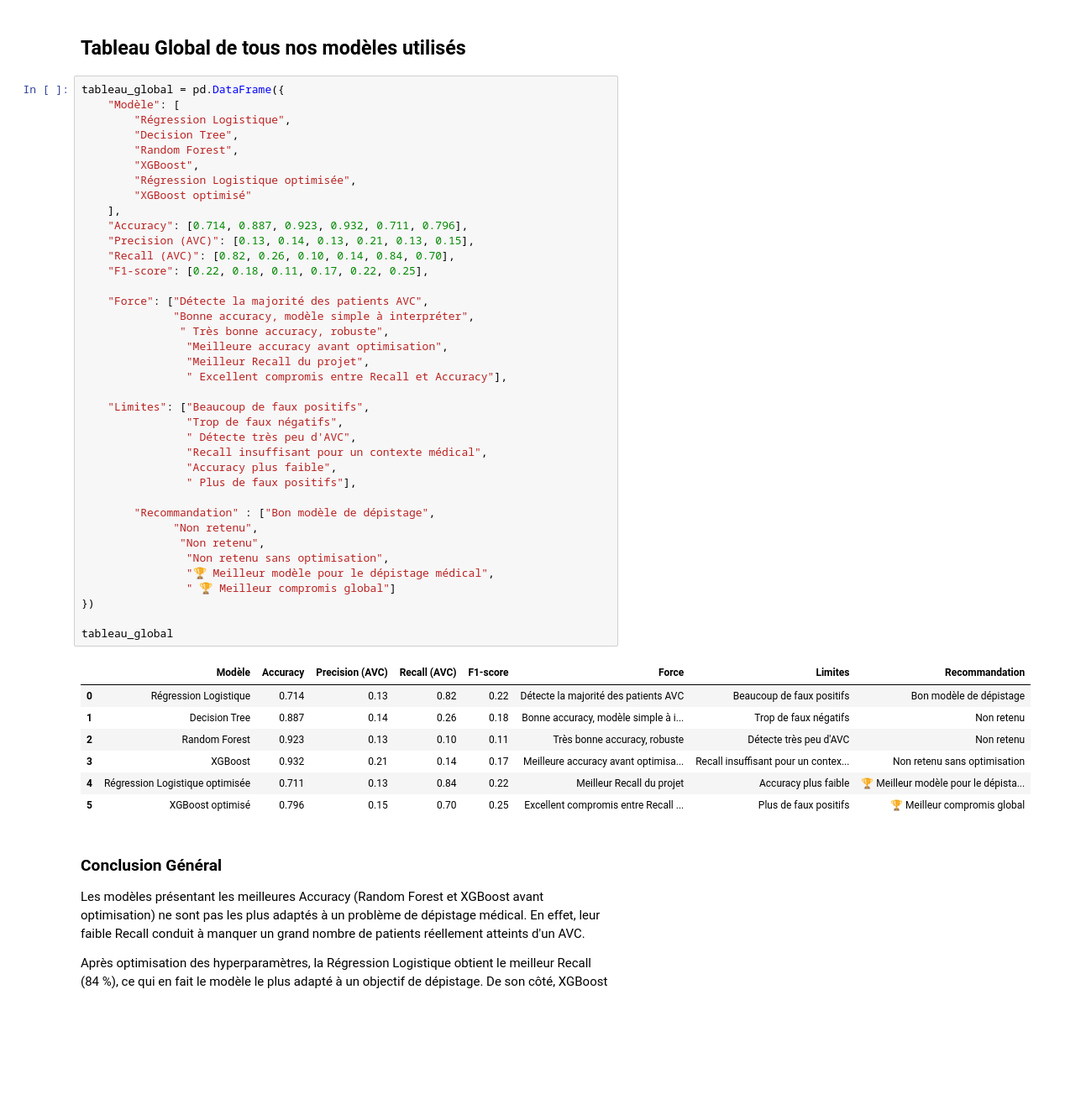
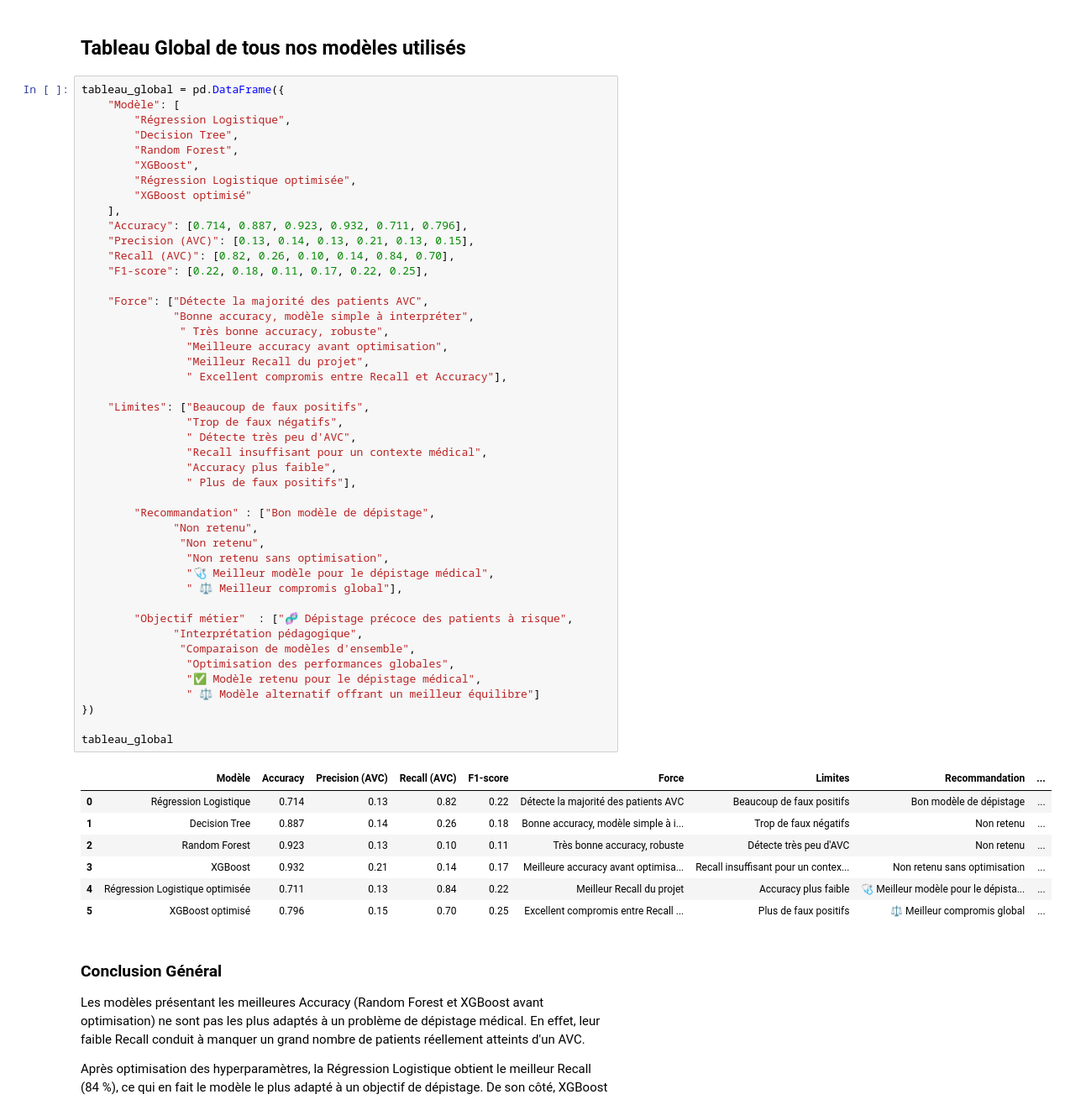
Before and after one commit to Audrey-Djomi/Pr-diction-du-risque-d-AVC-par-Machine-Learning, a Jupyter notebook: notebooks/05_model_evaluation.ipynb, the cells around one changed output. Shown at 84% size. Drawn from its saved outputs; the diff is of its cells as text; blank space fills up the shorter version.

Commit message:
mise à jour du tableau global

```diff
--- a/notebooks/05_model_evaluation.ipynb
+++ b/notebooks/05_model_evaluation.ipynb
@@ -441,42 +441,49 @@ tableau_global = pd.DataFrame({
         "Régression Logistique optimisée",
         "XGBoost optimisé"
     ],
     "Accuracy": [0.714, 0.887, 0.923, 0.932, 0.711, 0.796],
     "Precision (AVC)": [0.13, 0.14, 0.13, 0.21, 0.13, 0.15],
     "Recall (AVC)": [0.82, 0.26, 0.10, 0.14, 0.84, 0.70],
     "F1-score": [0.22, 0.18, 0.11, 0.17, 0.22, 0.25],
 
     "Force": ["Détecte la majorité des patients AVC",
               "Bonne accuracy, modèle simple à interpréter",
                " Très bonne accuracy, robuste",
                 "Meilleure accuracy avant optimisation",
                 "Meilleur Recall du projet",
                 " Excellent compromis entre Recall et Accuracy"],
 
     "Limites": ["Beaucoup de faux positifs",
                 "Trop de faux négatifs",
                 " Détecte très peu d'AVC",
                 "Recall insuffisant pour un contexte médical",
                 "Accuracy plus faible",
                 " Plus de faux positifs"],
 
         "Recommandation" : ["Bon modèle de dépistage",
               "Non retenu",
                "Non retenu",
                 "Non retenu sans optimisation",
-                "🏆 Meilleur modèle pour le dépistage médical",
-                " 🏆 Meilleur compromis global"]
+                "🩺 Meilleur modèle pour le dépistage médical",
+                " ⚖️ Meilleur compromis global"],
+
+        "Objectif métier"  : ["🧬 Dépistage précoce des patients à risque",
+              "Interprétation pédagogique",
+               "Comparaison de modèles d'ensemble",
+                "Optimisation des performances globales",
+                "✅ Modèle retenu pour le dépistage médical",
+                " ⚖️ Modèle alternatif offrant un meilleur équilibre"]
 })
 
 tableau_global
 # %% [output]
-|  | Modèle | Accuracy | Precision (AVC) | Recall (AVC) | F1-score | Force | Limites | Recommandation |
-| 0 | Régression Logistique | 0.714 | 0.13 | 0.82 | 0.22 | Détecte la majorité des patients AVC | Beaucoup de faux positifs | Bon modèle de dépistage |
-| 1 | Decision Tree | 0.887 | 0.14 | 0.26 | 0.18 | Bonne accuracy, modèle simple à i... | Trop de faux négatifs | Non retenu |
-| 2 | Random Forest | 0.923 | 0.13 | 0.10 | 0.11 | Très bonne accuracy, robuste | Détecte très peu d'AVC | Non retenu |
-| 3 | XGBoost | 0.932 | 0.21 | 0.14 | 0.17 | Meilleure accuracy avant optimisa... | Recall insuffisant pour un contex... | Non retenu sans optimisation |
-| 4 | Régression Logistique optimisée | 0.711 | 0.13 | 0.84 | 0.22 | Meilleur Recall du projet | Accuracy plus faible | 🏆 Meilleur modèle pour le dépista... |
-| 5 | XGBoost optimisé | 0.796 | 0.15 | 0.70 | 0.25 | Excellent compromis entre Recall ... | Plus de faux positifs | 🏆 Meilleur compromis global |
+|  | Modèle | Accuracy | Precision (AVC) | Recall (AVC) | F1-score | Force | Limites | Recommandation | ... |
+| 0 | Régression Logistique | 0.714 | 0.13 | 0.82 | 0.22 | Détecte la majorité des patients AVC | Beaucoup de faux positifs | Bon modèle de dépistage | ... |
+| 1 | Decision Tree | 0.887 | 0.14 | 0.26 | 0.18 | Bonne accuracy, modèle simple à i... | Trop de faux négatifs | Non retenu | ... |
+| 2 | Random Forest | 0.923 | 0.13 | 0.10 | 0.11 | Très bonne accuracy, robuste | Détecte très peu d'AVC | Non retenu | ... |
+| 3 | XGBoost | 0.932 | 0.21 | 0.14 | 0.17 | Meilleure accuracy avant optimisa... | Recall insuffisant pour un contex... | Non retenu sans optimisation | ... |
+| 4 | Régression Logistique optimisée | 0.711 | 0.13 | 0.84 | 0.22 | Meilleur Recall du projet | Accuracy plus faible | 🩺 Meilleur modèle pour le dépista... | ... |
+| 5 | XGBoost optimisé | 0.796 | 0.15 | 0.70 | 0.25 | Excellent compromis entre Recall ... | Plus de faux positifs | ⚖️ Meilleur compromis global | ... |
 # %% [markdown]
 
 ### Conclusion Général
```
Also changed, not shown: 1 other file.
